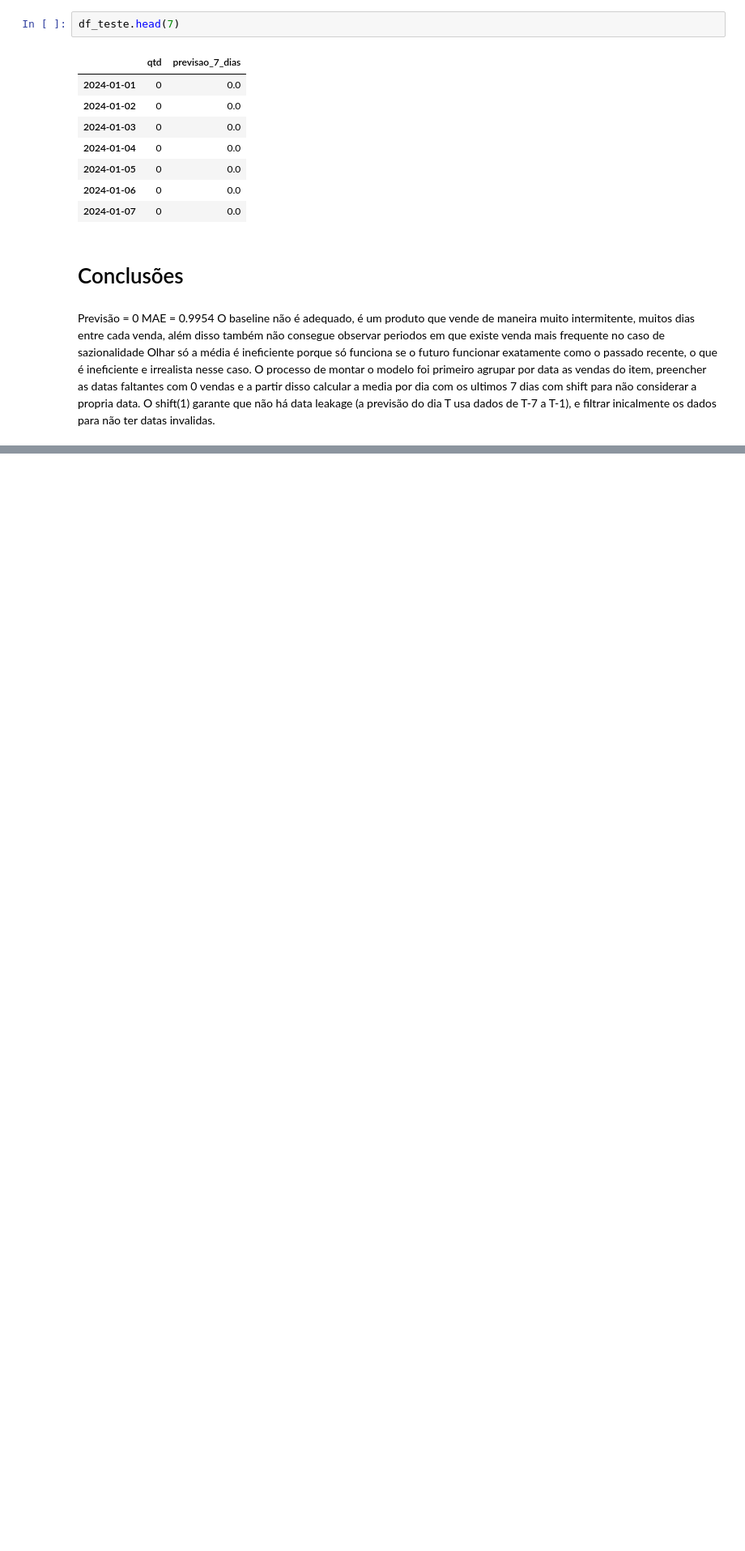
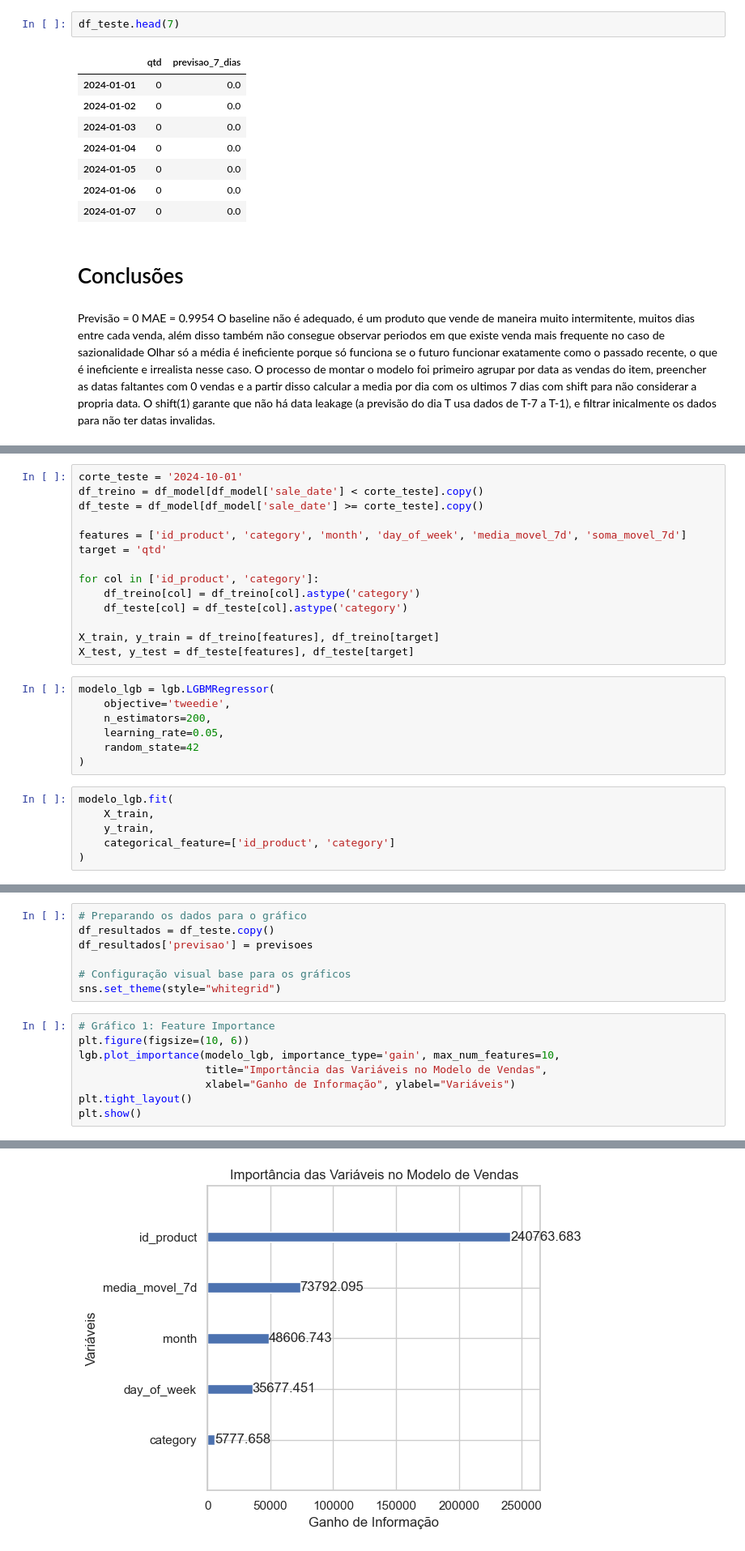
Before and after one commit to Ordep1234555/2026_desafio_lighthouse, a Jupyter notebook: Perguntas/Pergunta 7/predict_sales.ipynb, the cells around one changed output, grey strips where cells are left out. Shown at 81% size. Cells and saved outputs as stored; diff of their text form; blank space fills up the shorter version.

```diff
--- a/Perguntas/Pergunta 7/predict_sales.ipynb
+++ b/Perguntas/Pergunta 7/predict_sales.ipynb
@@ -149,0 +219,27 @@ O shift(1) garante que não há data leakage (a previsão do dia T usa dados de
+# %%
+corte_teste = '2024-10-01'
+df_treino = df_model[df_model['sale_date'] < corte_teste].copy()
+df_teste = df_model[df_model['sale_date'] >= corte_teste].copy()
+
+features = ['id_product', 'category', 'month', 'day_of_week', 'media_movel_7d', 'soma_movel_7d']
+target = 'qtd'
+
+for col in ['id_product', 'category']:
+    df_treino[col] = df_treino[col].astype('category')
+    df_teste[col] = df_teste[col].astype('category')
+
+X_train, y_train = df_treino[features], df_treino[target]
+X_test, y_test = df_teste[features], df_teste[target]
+# %%
+modelo_lgb = lgb.LGBMRegressor(
+    objective='tweedie',
+    n_estimators=200,
+    learning_rate=0.05,
+    random_state=42
+)
+# %%
+modelo_lgb.fit(
+    X_train,
+    y_train,
+    categorical_feature=['id_product', 'category']
+)
@@ -149,0 +272,16 @@ O shift(1) garante que não há data leakage (a previsão do dia T usa dados de
+# %%
+# Preparando os dados para o gráfico
+df_resultados = df_teste.copy()
+df_resultados['previsao'] = previsoes
+
+# Configuração visual base para os gráficos
+sns.set_theme(style="whitegrid")
+# %%
+# Gráfico 1: Feature Importance
+plt.figure(figsize=(10, 6))
+lgb.plot_importance(modelo_lgb, importance_type='gain', max_num_features=10,
+                    title="Importância das Variáveis no Modelo de Vendas",
+                    xlabel="Ganho de Informação", ylabel="Variáveis")
+plt.tight_layout()
+plt.show()
+# %% [output]
@@ -149,0 +289 @@ O shift(1) garante que não há data leakage (a previsão do dia T usa dados de
+[figure, added]
```
Also changed, not shown: parts of 16 cells of this notebook, 20 other files.
